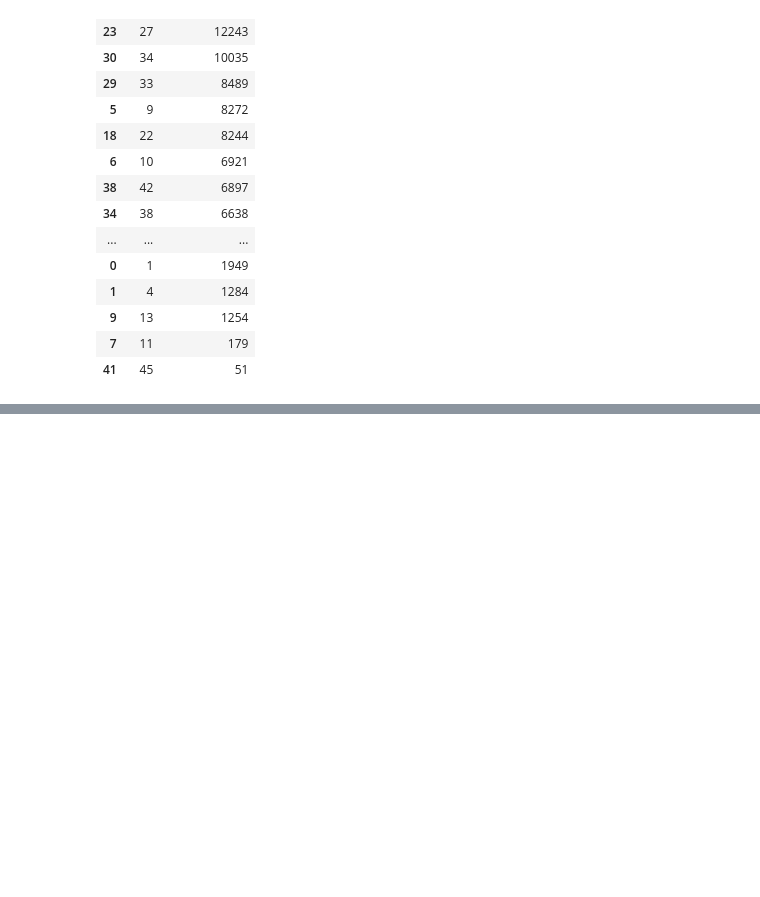
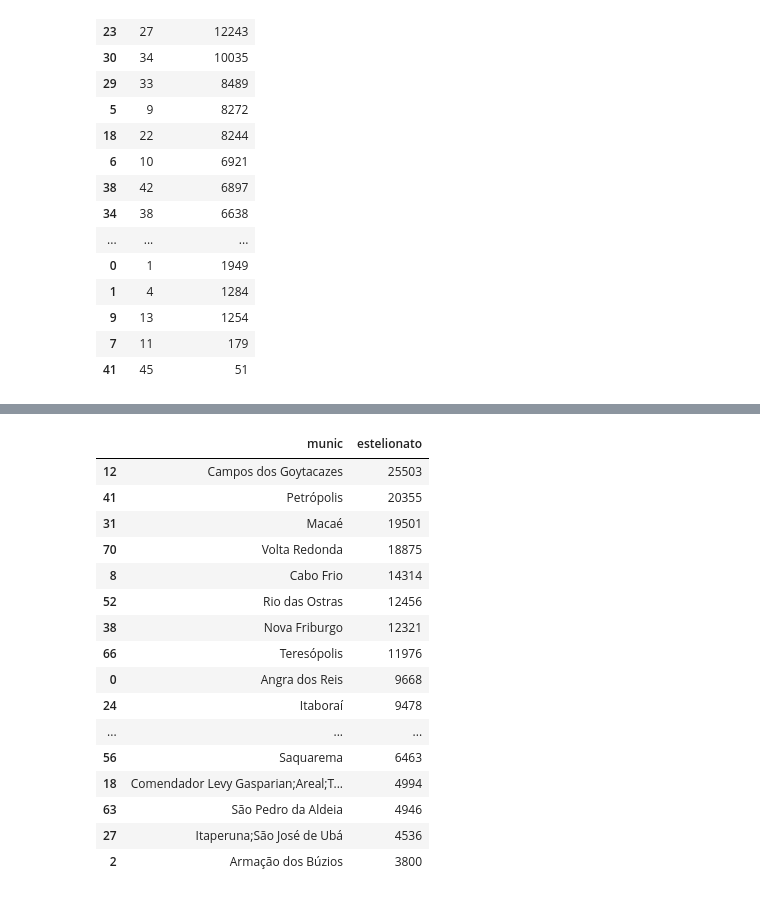
Before and after one commit to ghenriqueh/UC2_senac_projeto_dados, a Jupyter notebook: isp.ipynb, the cells around one changed output, grey strips where cells are left out. Saved outputs shown, nothing was run; the diff lists cells and outputs as text; code cells hidden in the pictures; blank space fills up the shorter version.

```diff
--- a/isp.ipynb
+++ b/isp.ipynb
@@ -190,0 +383,21 @@ df_furto_veiculos_cisp_capital.tail(10)
+# %%
+bot25_estelionato=df_estelionato_interior.loc[df_estelionato_interior['estelionato']>q3]
+bot25_estelionato.sort_values(by='estelionato', ascending=False)
+# %% [output]
+|  | munic | estelionato |
+| 12 | Campos dos Goytacazes | 25503 |
+| 41 | Petrópolis | 20355 |
+| 31 | Macaé | 19501 |
+| 70 | Volta Redonda | 18875 |
+| 8 | Cabo Frio | 14314 |
+| 52 | Rio das Ostras | 12456 |
+| 38 | Nova Friburgo | 12321 |
+| 66 | Teresópolis | 11976 |
+| 0 | Angra dos Reis | 9668 |
+| 24 | Itaboraí | 9478 |
+| ... | ... | ... |
+| 56 | Saquarema | 6463 |
+| 18 | Comendador Levy Gasparian;Areal;T... | 4994 |
+| 63 | São Pedro da Aldeia | 4946 |
+| 27 | Itaperuna;São José de Ubá | 4536 |
+| 2 | Armação dos Búzios | 3800 |
```
Also changed, not shown: parts of 18 cells of this notebook.
